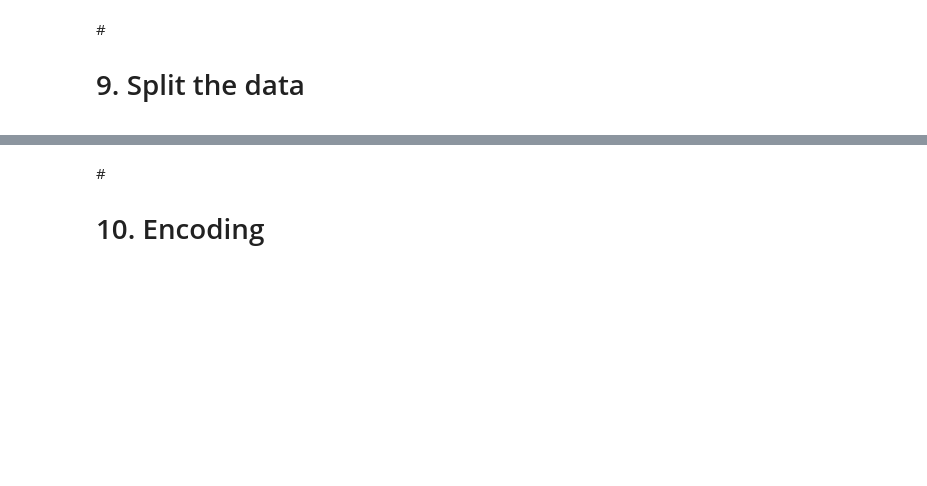
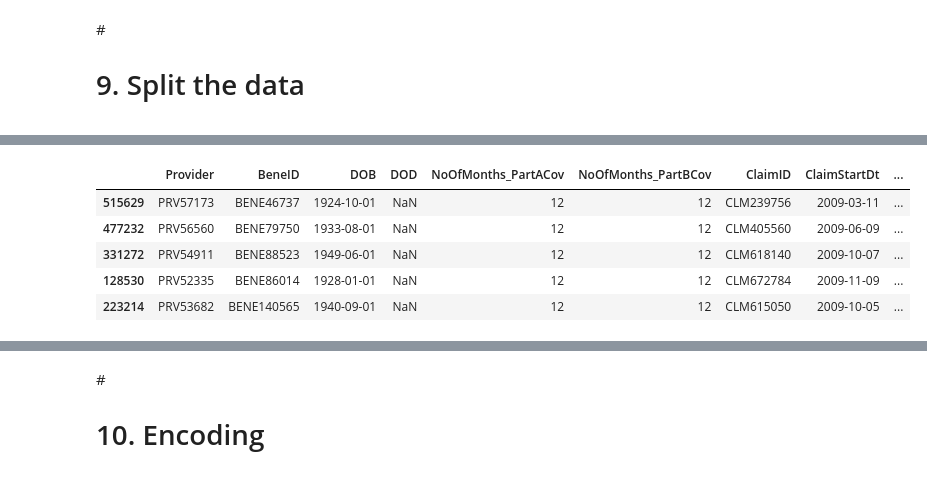
Before and after one commit to NaveenVuppula/Healthcare-Provider-Fraud-Detection-Analysis, a Jupyter notebook: Healthcare_Provider_Fraud_Detection_Analysis.ipynb, the cells around one changed output, grey strips where cells are left out. Saved outputs shown, nothing was run; the diff lists cells and outputs as text; code cells hidden in the pictures; blank space fills up the shorter version.

```diff
--- a/Healthcare_Provider_Fraud_Detection_Analysis.ipynb
+++ b/Healthcare_Provider_Fraud_Detection_Analysis.ipynb
@@ -1157,0 +1241,9 @@ df_train.head()
+# %%
+X_train_key_features.head()
+# %% [output]
+|  | Provider | BeneID | DOB | DOD | NoOfMonths_PartACov | NoOfMonths_PartBCov | ClaimID | ClaimStartDt | ... |
+| 515629 | PRV57173 | BENE46737 | 1924-10-01 | NaN | 12 | 12 | CLM239756 | 2009-03-11 | ... |
+| 477232 | PRV56560 | BENE79750 | 1933-08-01 | NaN | 12 | 12 | CLM405560 | 2009-06-09 | ... |
+| 331272 | PRV54911 | BENE88523 | 1949-06-01 | NaN | 12 | 12 | CLM618140 | 2009-10-07 | ... |
+| 128530 | PRV52335 | BENE86014 | 1928-01-01 | NaN | 12 | 12 | CLM672784 | 2009-11-09 | ... |
+| 223214 | PRV53682 | BENE140565 | 1940-09-01 | NaN | 12 | 12 | CLM615050 | 2009-10-05 | ... |
```
Also changed, not shown: parts of 33 cells of this notebook.
